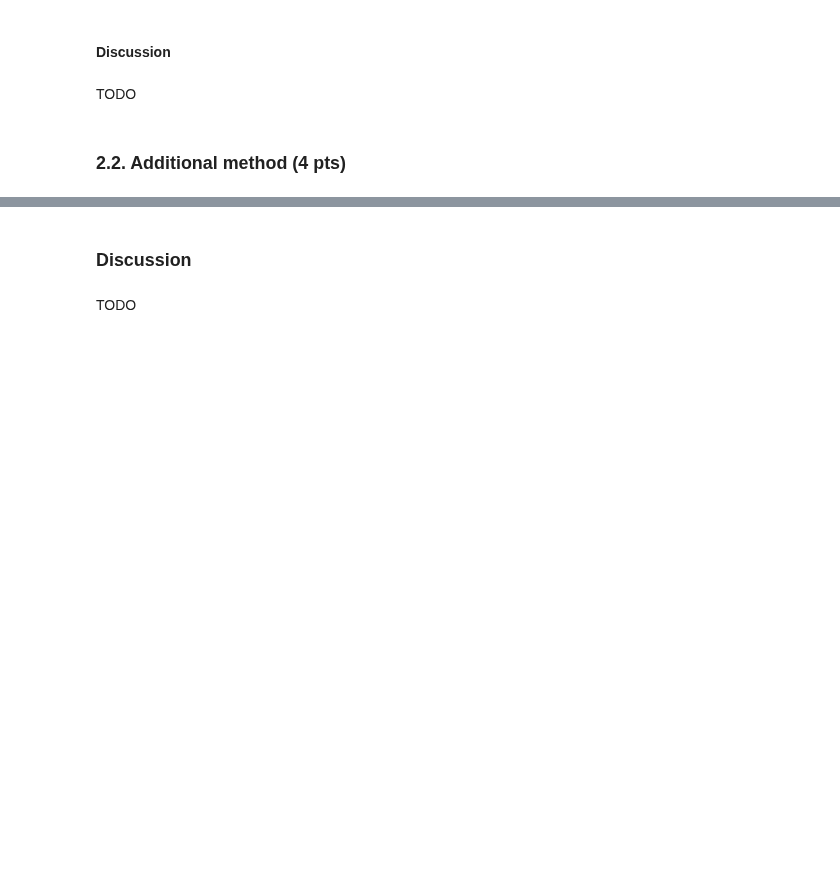
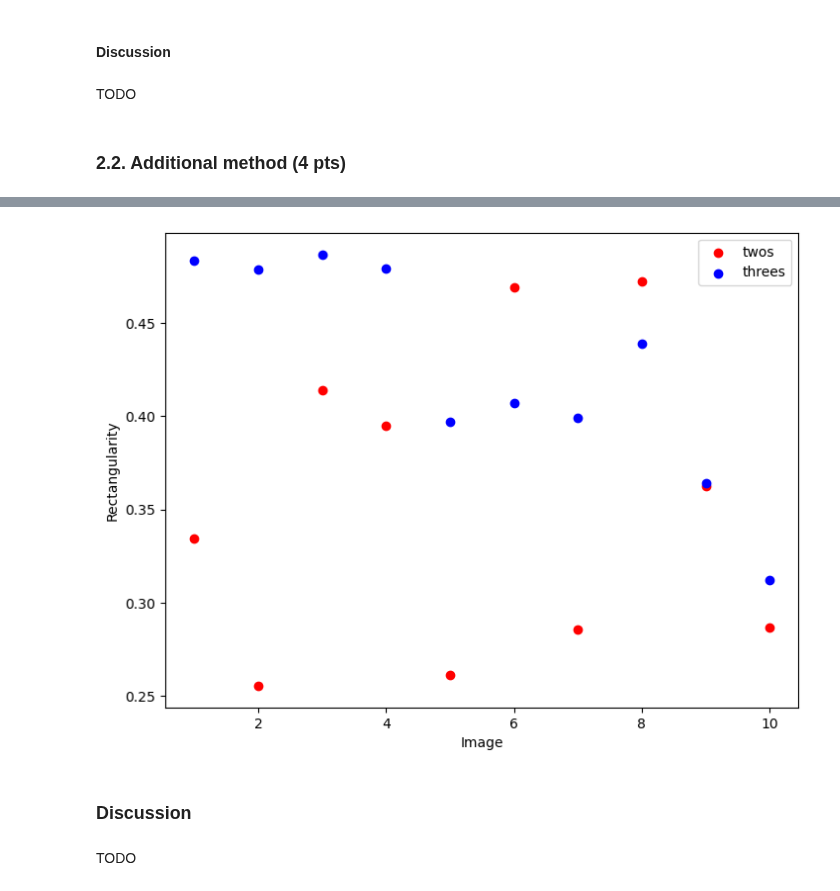
Before and after one commit to mrizaarseven98/do-not-cheat, a Jupyter notebook: labs/lab_02_object_description.ipynb, the cells around one changed output, grey strips where cells are left out. Drawn from its saved outputs; the diff is of its cells as text; code cells hidden in the pictures; blank space fills up the shorter version.

```diff
--- a/labs/lab_02_object_description.ipynb
+++ b/labs/lab_02_object_description.ipynb
@@ -625,3 +639,59 @@ IndentationError: unindent does not match any outer indentation level (<tokenize
+# %%
+import cv2
+import numpy as np
+from PIL import Image
+
+def get_object_area(image):
+    # Find contours in the binary image
+    contours, _ = cv2.findContours(image, cv2.RETR_EXTERNAL, cv2.CHAIN_APPROX_SIMPLE)
+
+    # Select the largest contour
+    largest_contour = max(contours, key=cv2.contourArea)
+
+    # Calculate the area of the object
+    object_area = cv2.contourArea(largest_contour)
+
+    return object_area
+
+def calculate_area_ratio(images):
+    ratios = []
+    for image in images:
+        image = np.array(image, dtype=np.uint8)
+        # Find the area of the object
+        object_area = get_area(image)
+
+        # Find the bounding box of the object
+        contours, _ = cv2.findContours(image, cv2.RETR_EXTERNAL, cv2.CHAIN_APPROX_SIMPLE)
+        largest_contour = max(contours, key=cv2.contourArea)
+        x, y, w, h = cv2.boundingRect(largest_contour)
+
+        # Calculate the area of the bounding box
+        bounding_box_area = w * h
+
+        # Calculate rectangularity
+        ratio = object_area / bounding_box_area
+
+        ratios.append(ratio)
+
+    return ratios
+
+rt = calculate_area_ratio(twos_im_p)
+rth = calculate_area_ratio(threes_im_p)
+
+# Create the image number vector
+x = list(range(1, 11))
+
+
+fig = plt.figure()
+ax = fig.add_axes([0,0,1,1])
+ax.scatter(x, rt, color='r', label='twos')
+ax.scatter(x, rth, color='b', label='threes')
+ax.legend(loc='best')
+ax.set_xlabel('Image')
+ax.set_ylabel('Rectangularity')
+plt.show()
+# %% [output]
+[figure, added]
 # %% [markdown]
 ### Discussion
 # %% [markdown]
```
Also changed, not shown: parts of 7 cells of this notebook.
